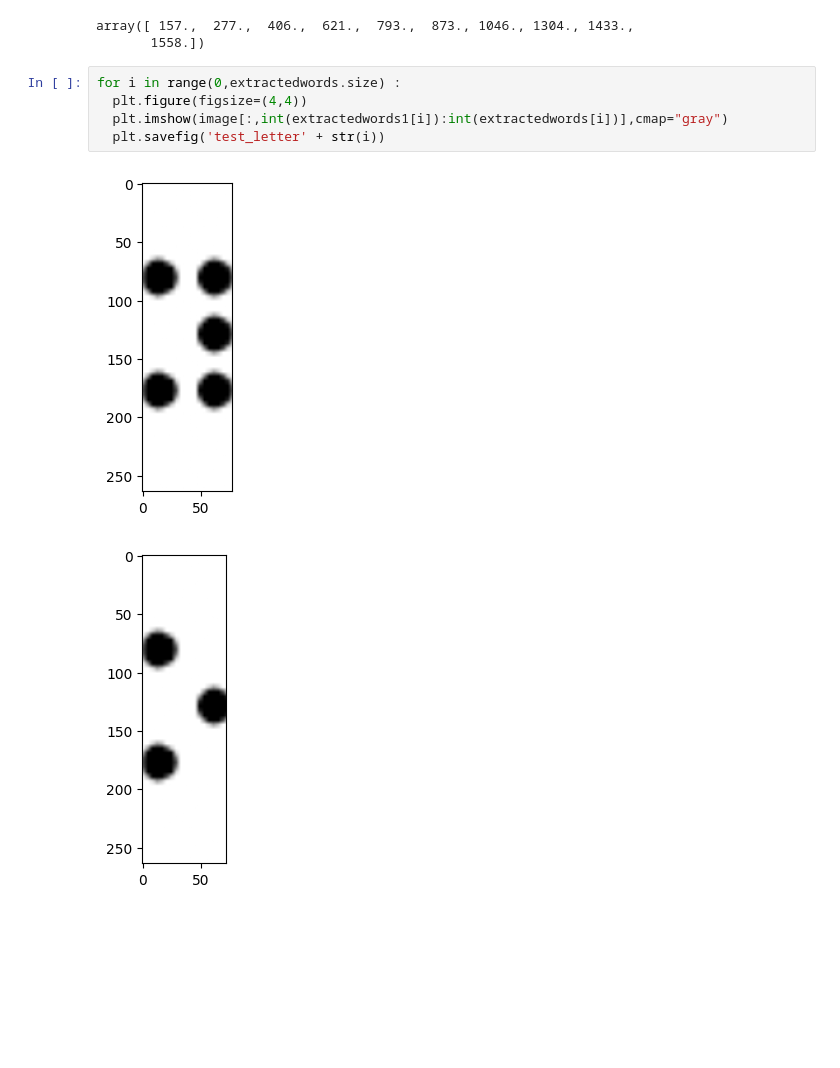
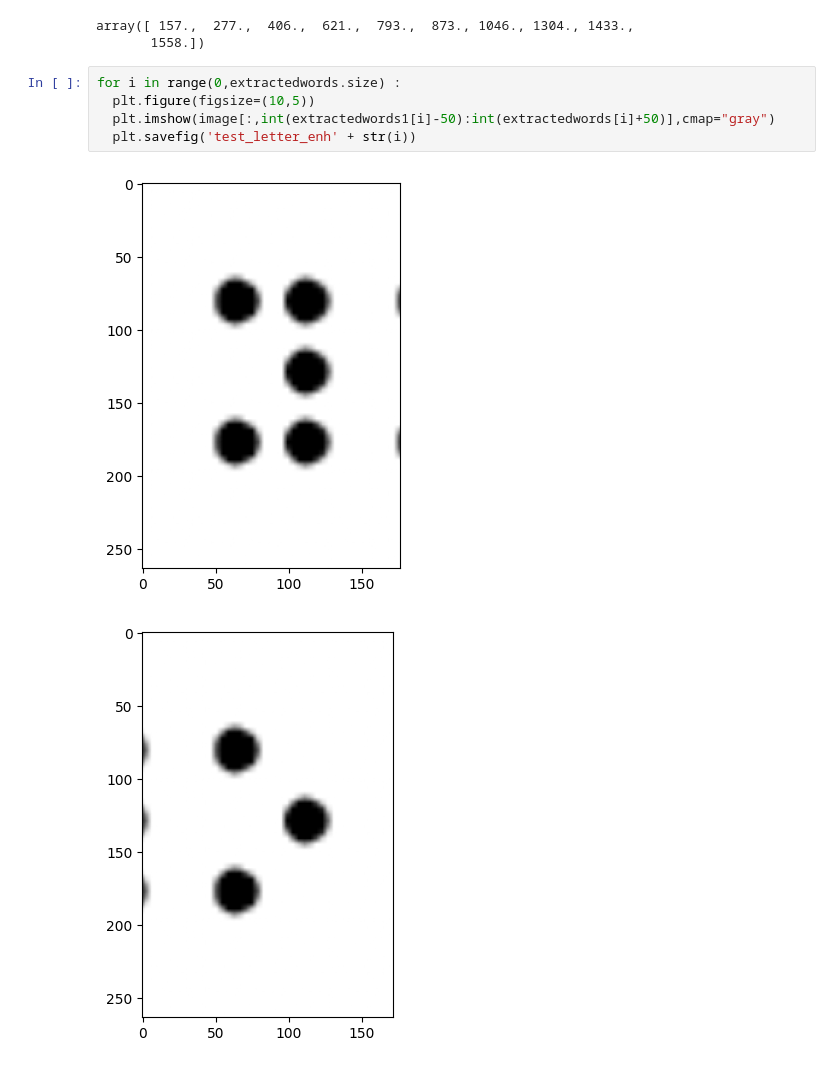
Before and after one commit to Hriday1001/DTU-AUV, a Jupyter notebook: BrailleOpenCV_character.ipynb, the cells around one changed output. Cells and saved outputs as stored; diff of their text form; blank space fills up the shorter version.

```diff
--- a/BrailleOpenCV_character.ipynb
+++ b/BrailleOpenCV_character.ipynb
@@ -298,9 +298,9 @@ array([ 157.,  277.,  406.,  621.,  793.,  873., 1046., 1304., 1433.,
        1558.])
 # %%
 for i in range(0,extractedwords.size) :
-  plt.figure(figsize=(4,4))
-  plt.imshow(image[:,int(extractedwords1[i]):int(extractedwords[i])],cmap="gray")
-  plt.savefig('test_letter' + str(i))
+  plt.figure(figsize=(10,5))
+  plt.imshow(image[:,int(extractedwords1[i]-50):int(extractedwords[i]+50)],cmap="gray")
+  plt.savefig('test_letter_enh' + str(i))
 # %% [output]
-[figure, old version]
+[figure, new version]
-[figure, old version]
+[figure, new version]
```
Also changed, not shown: parts of 3 cells of this notebook.
